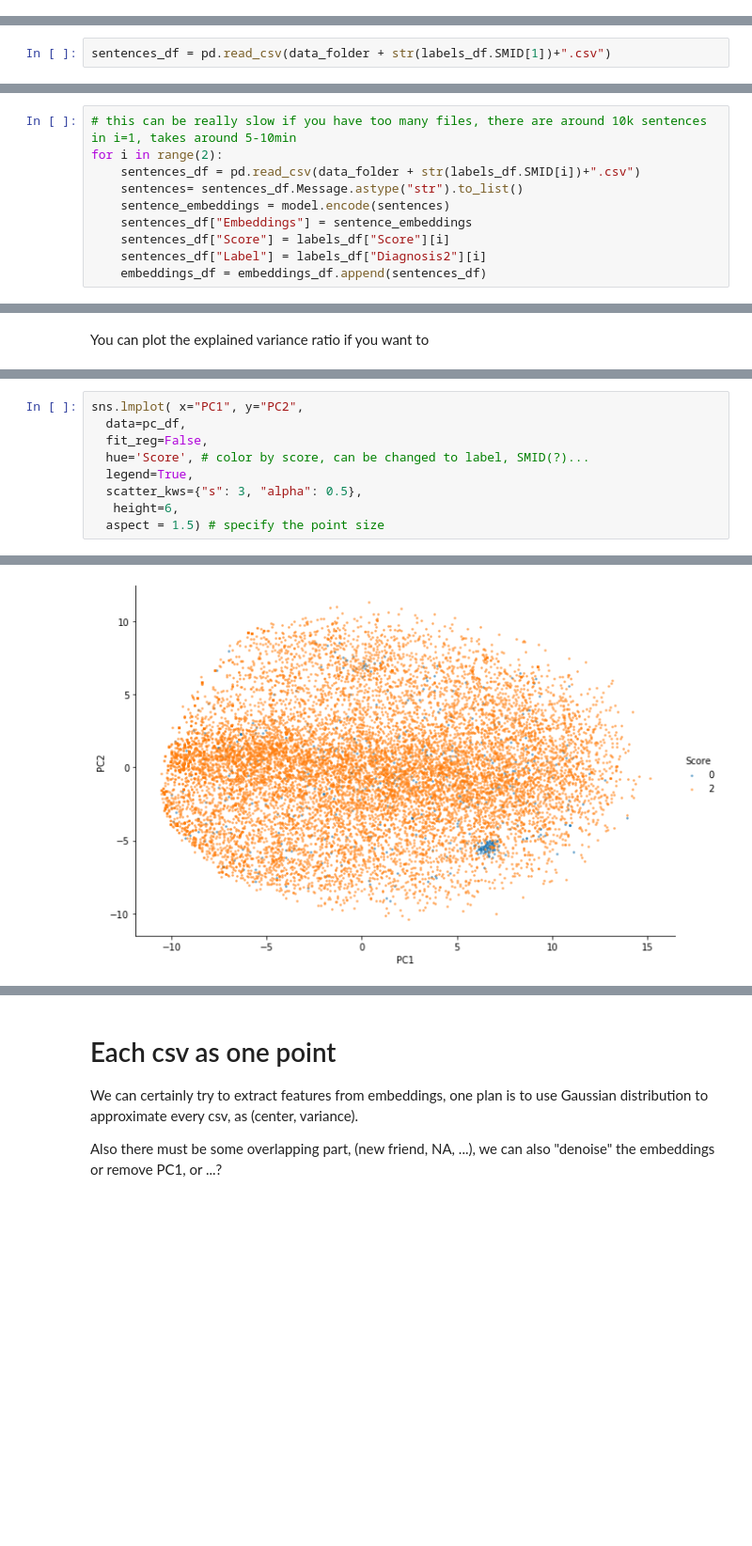
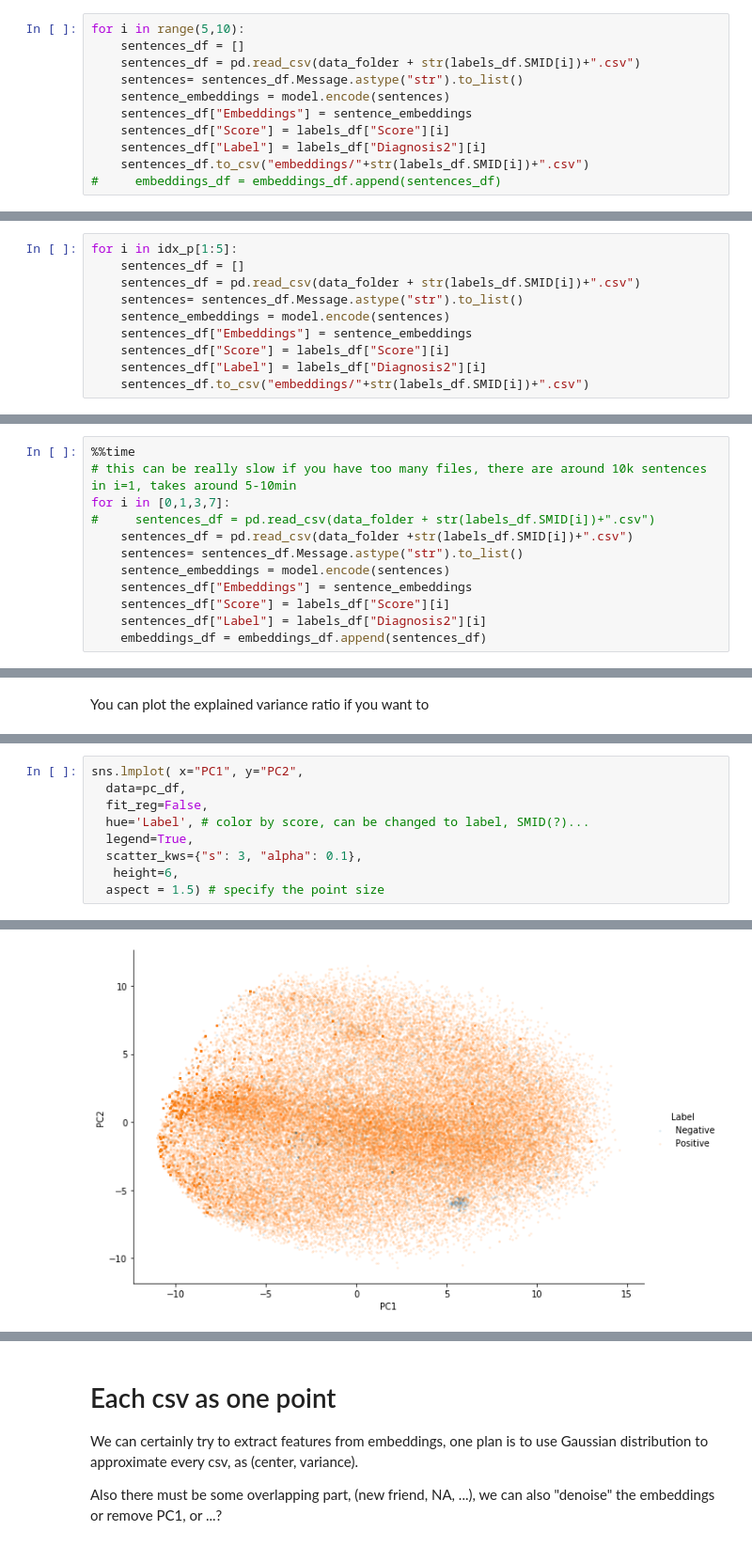
Before and after one commit to elisaoh/fb_data, a Jupyter notebook: FB.ipynb, the cells around one changed output, grey strips where cells are left out. Shown at 94% size. Saved outputs shown, nothing was run; the diff lists cells and outputs as text; blank space fills up the shorter version.

```diff
--- a/FB.ipynb
+++ b/FB.ipynb
@@ -112,0 +132,11 @@ sns.lmplot( x="PC1", y="PC2", data=pc_df, fit_reg=False, scatter_kws={"s": 80})
+# %%
+for i in range(5,10):
+    sentences_df = []
+    sentences_df = pd.read_csv(data_folder + str(labels_df.SMID[i])+".csv")
+    sentences= sentences_df.Message.astype("str").to_list()
+    sentence_embeddings = model.encode(sentences)
+    sentences_df["Embeddings"] = sentence_embeddings
+    sentences_df["Score"] = labels_df["Score"][i]
+    sentences_df["Label"] = labels_df["Diagnosis2"][i]
+    sentences_df.to_csv("embeddings/"+str(labels_df.SMID[i])+".csv")
+#     embeddings_df = embeddings_df.append(sentences_df)
@@ -113,8 +145,16 @@ sns.lmplot( x="PC1", y="PC2", data=pc_df, fit_reg=False, scatter_kws={"s": 80})
+# %%
+for i in idx_p[1:5]:
+    sentences_df = []
+    sentences_df = pd.read_csv(data_folder + str(labels_df.SMID[i])+".csv")
+    sentences= sentences_df.Message.astype("str").to_list()
+    sentence_embeddings = model.encode(sentences)
+    sentences_df["Embeddings"] = sentence_embeddings
+    sentences_df["Score"] = labels_df["Score"][i]
+    sentences_df["Label"] = labels_df["Diagnosis2"][i]
+    sentences_df.to_csv("embeddings/"+str(labels_df.SMID[i])+".csv")
 # %% [markdown]
 ## With several csv files
 # %%
 embeddings_df = pd.DataFrame(columns=['SMID', 'TimeStamp', 'Message', 'Type', 'StillParticipant',
        'Participants', 'ConvoKey', 'PhotoPath', 'Direction', 'Removed',
        'Sender', 'Embeddings', 'Score', 'Label'])
-# %%
-sentences_df = pd.read_csv(data_folder + str(labels_df.SMID[1])+".csv")
@@ -121,7 +169,9 @@ sentences_df = pd.read_csv(data_folder + str(labels_df.SMID[1])+".csv")
 # %%
+%%time
 # this can be really slow if you have too many files, there are around 10k sentences in i=1, takes around 5-10min
-for i in range(2):
-    sentences_df = pd.read_csv(data_folder + str(labels_df.SMID[i])+".csv")
+for i in [0,1,3,7]:
+#     sentences_df = pd.read_csv(data_folder + str(labels_df.SMID[i])+".csv")
+    sentences_df = pd.read_csv(data_folder +str(labels_df.SMID[i])+".csv")
     sentences= sentences_df.Message.astype("str").to_list()
     sentence_embeddings = model.encode(sentences)
     sentences_df["Embeddings"] = sentence_embeddings
@@ -148,12 +220,12 @@ sns.barplot(x='PC',y="var",
 # %%
 sns.lmplot( x="PC1", y="PC2",
   data=pc_df,
   fit_reg=False,
-  hue='Score', # color by score, can be changed to label, SMID(?)...
+  hue='Label', # color by score, can be changed to label, SMID(?)...
   legend=True,
-  scatter_kws={"s": 3, "alpha": 0.5},
+  scatter_kws={"s": 3, "alpha": 0.1},
    height=6,
   aspect = 1.5) # specify the point size
 # %% [output]
 <seaborn.axisgrid.FacetGrid at 0x...>
-[figure, old version]
+[figure, new version]
```
Also changed, not shown: parts of 14 cells of this notebook.
